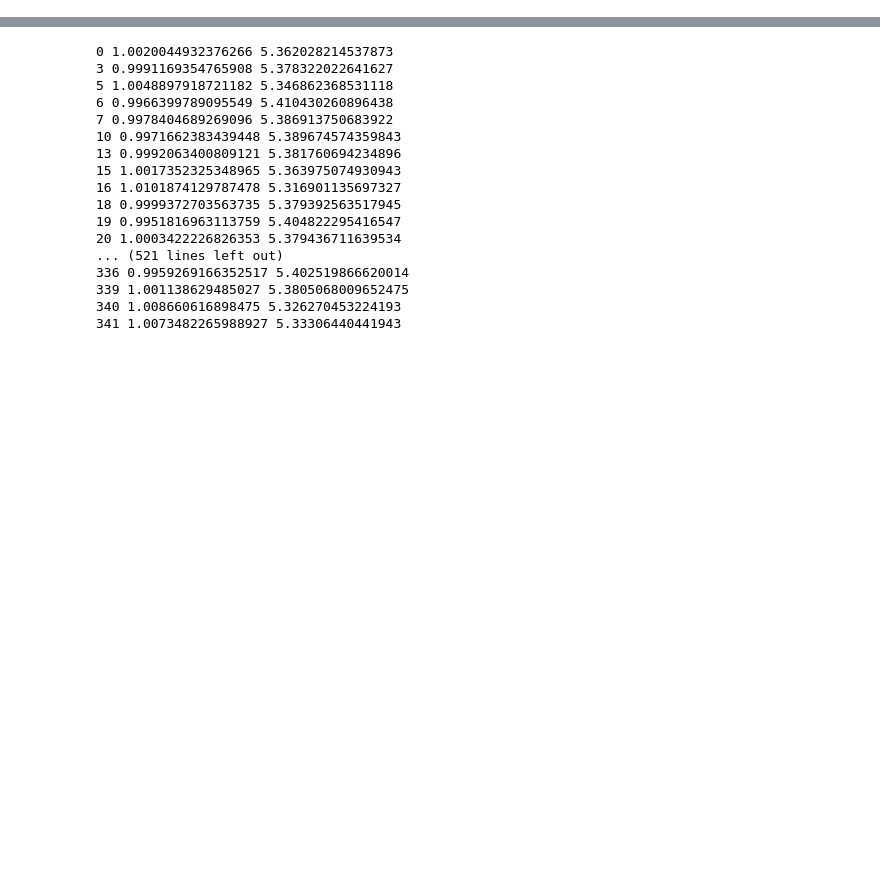
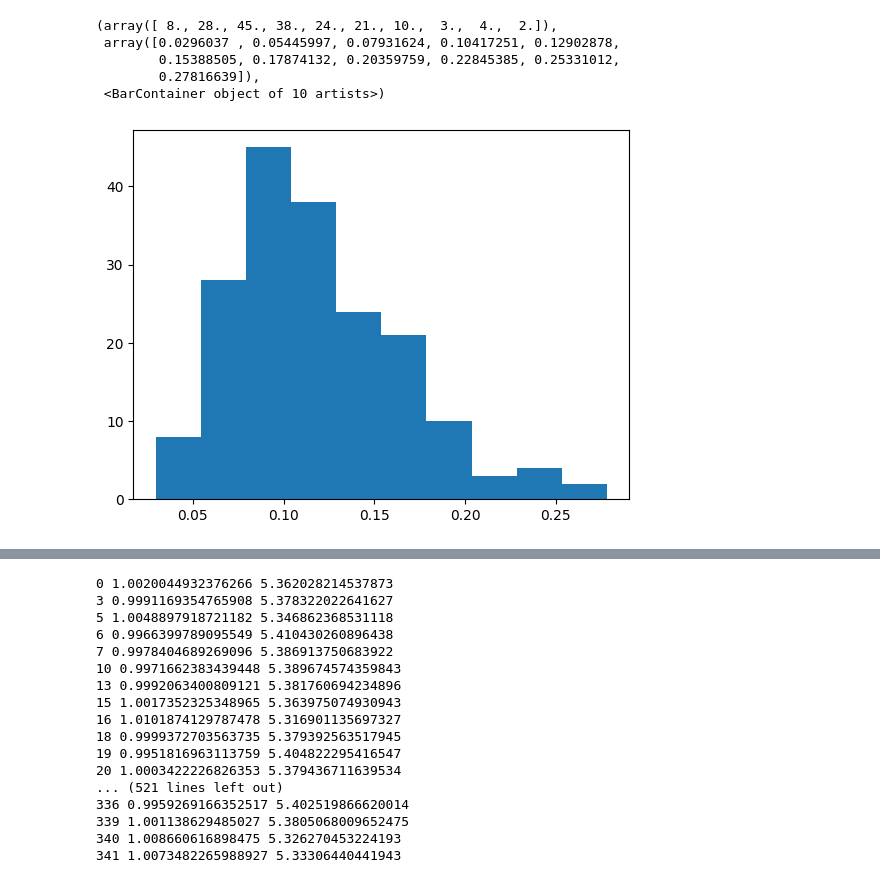
Before and after one commit to ZhangTao-SJTU/tvm, a Jupyter notebook: test.ipynb, the cells around one changed output, grey strips where cells are left out. Drawn from its saved outputs; the diff is of its cells as text; code cells hidden in the pictures; blank space fills up the shorter version.

Commit message:
towards stress training

```diff
--- a/test.ipynb
+++ b/test.ipynb
@@ -1,14 +1,3 @@
-# %%
-from toolbox import tissueSample
-iter = 0
-driven = [166,251,291,156,186]
-dir = "7_7/"
-file = "{}.bulk.txt".format(iter)
-sample = tissueSample.Sample.periodic_tissue(config_dir= dir, input_filename= file)
-sample.load_periodic_tissue_cell_properties()
-for cellID in driven:
-    sc = sample.extract_cell(cellID)
-    sc.dump_vtk("cell_{}.vtk".format(cellID))
 # %%
 energy = []
 volume = []
@@ -44,0 +30,34 @@ sample.load_periodic_tissue_cell_properties()
+# %%
+from toolbox import stressTensor
+from toolbox import training
+import matplotlib.pyplot as plt
+import numpy as np
+i = 0
+dir = "7_1/"
+file = "{}.bulk.txt".format(i)
+
+shear = []
+
+tr = training.stressPatterns.from_config(dir, file)
+tr._config.load_periodic_tissue_cell_properties()
+
+for cellID,cell in tr._config.cells_.items():
+    if cell.crossBoundary_:
+        continue
+    stress = stressTensor.calculate_stress_tensor_COM_center(tr._config,cellID)
+    egvals = np.linalg.eigvalsh(stress)
+    max_shear = 0.5 * abs(egvals[-1] - egvals[0])
+    shear.append(max_shear)
+    for polygonID in cell.polygons_:
+        polygon = tr._config.polygons_[polygonID]
+        polygon.vtk_scalar_ = max_shear
+
+tr._config.write_periodic_vtk("test.vtk",use_scalar=True)
+plt.hist(shear, bins = 10)
+# %% [output]
+(array([ 8., 28., 45., 38., 24., 21., 10.,  3.,  4.,  2.]),
+ array([0.0296037 , 0.05445997, 0.07931624, 0.10417251, 0.12902878,
+        0.15388505, 0.17874132, 0.20359759, 0.22845385, 0.25331012,
+        0.27816639]),
+ <BarContainer object of 10 artists>)
+[figure, added]
```
Also changed, not shown: parts of 12 cells of this notebook, 48 other files.
